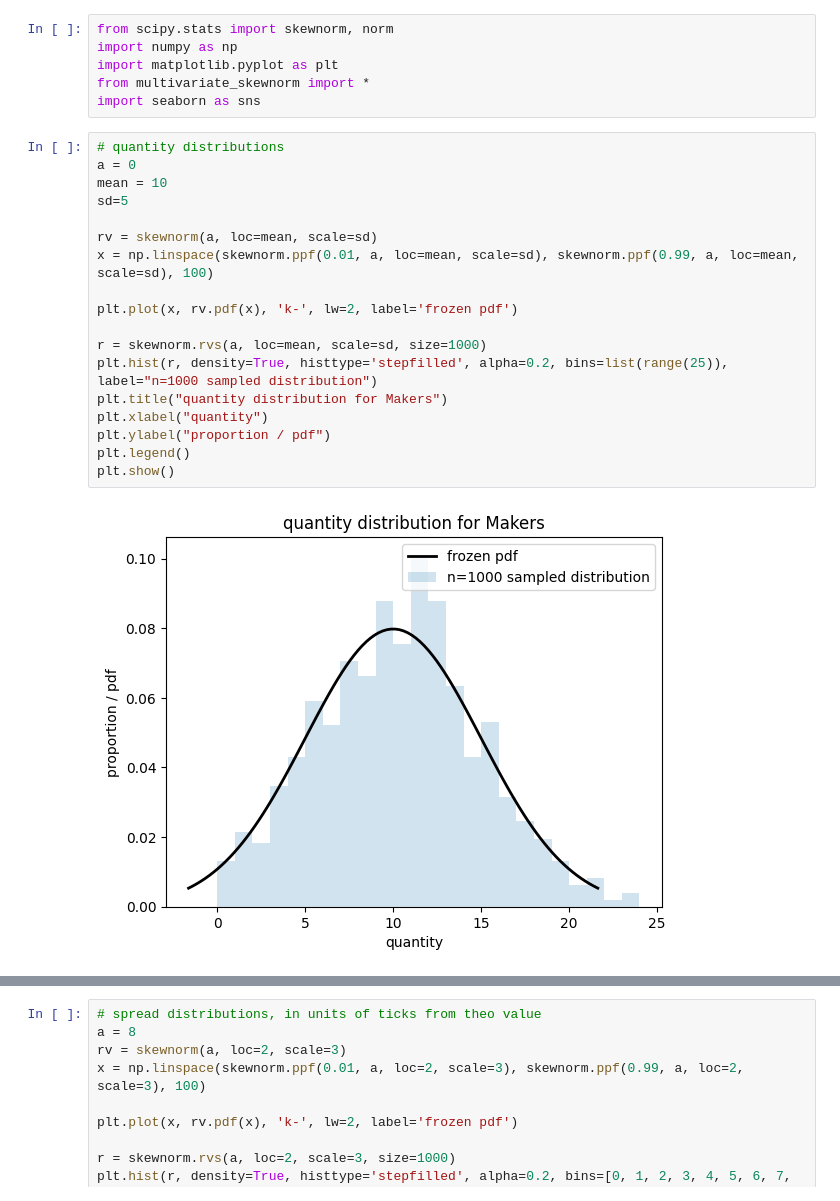
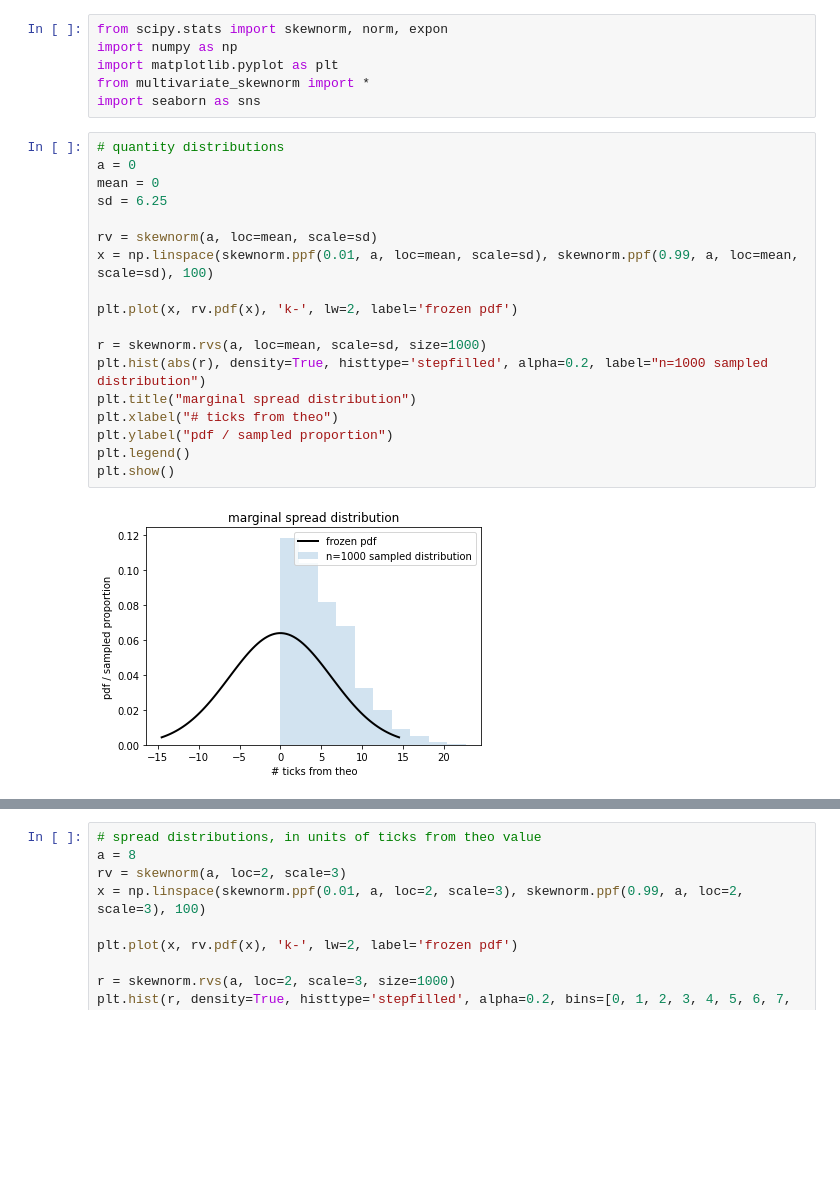
Before and after one commit to albertw-asf/marketSimulationIEOR174, a Jupyter notebook: testing_distributions.ipynb, the cells around one changed output, grey strips where cells are left out. Cells and saved outputs as stored; diff of their text form; blank space fills up the shorter version.

```diff
--- a/testing_distributions.ipynb
+++ b/testing_distributions.ipynb
@@ -1,5 +1,5 @@
 # %%
-from scipy.stats import skewnorm, norm
+from scipy.stats import skewnorm, norm, expon
 import numpy as np
 import matplotlib.pyplot as plt
 from multivariate_skewnorm import *
@@ -7,20 +7,20 @@ import seaborn as sns
 # %%
 # quantity distributions
 a = 0
-mean = 10
-sd=5
+mean = 0
+sd = 6.25
 
 rv = skewnorm(a, loc=mean, scale=sd)
 x = np.linspace(skewnorm.ppf(0.01, a, loc=mean, scale=sd), skewnorm.ppf(0.99, a, loc=mean, scale=sd), 100)
 
 plt.plot(x, rv.pdf(x), 'k-', lw=2, label='frozen pdf')
 
 r = skewnorm.rvs(a, loc=mean, scale=sd, size=1000)
-plt.hist(r, density=True, histtype='stepfilled', alpha=0.2, bins=list(range(25)), label="n=1000 sampled distribution")
-plt.title("quantity distribution for Makers")
-plt.xlabel("quantity")
-plt.ylabel("proportion / pdf")
+plt.hist(abs(r), density=True, histtype='stepfilled', alpha=0.2, label="n=1000 sampled distribution")
+plt.title("marginal spread distribution")
+plt.xlabel("# ticks from theo")
+plt.ylabel("pdf / sampled proportion")
 plt.legend()
 plt.show()
 # %% [output]
-[figure, old version]
+[figure, new version]
```
Also changed, not shown: parts of 1 cell of this notebook, 5 other files.
